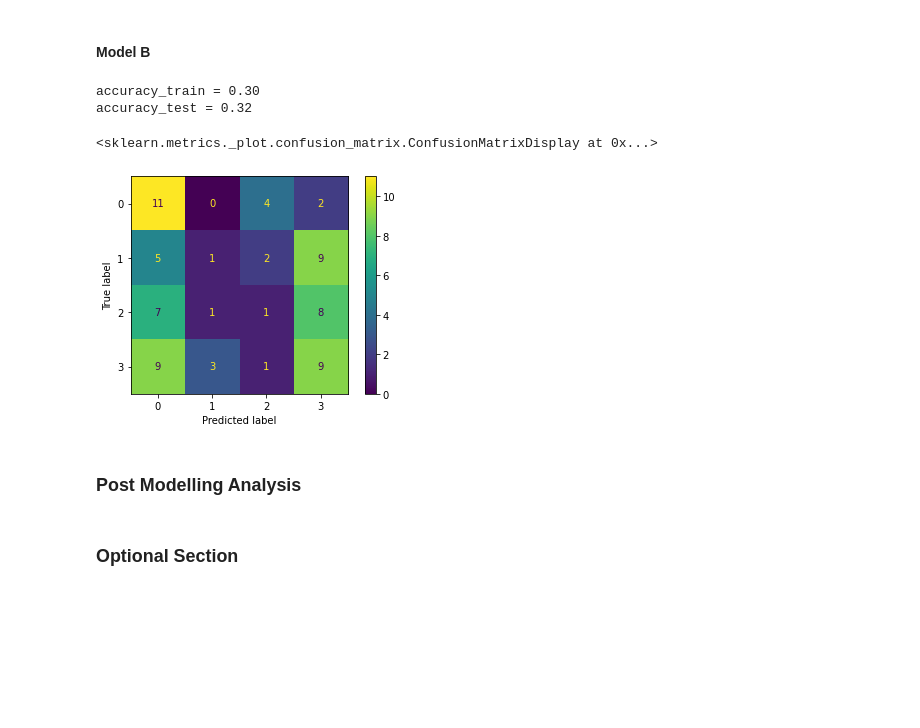
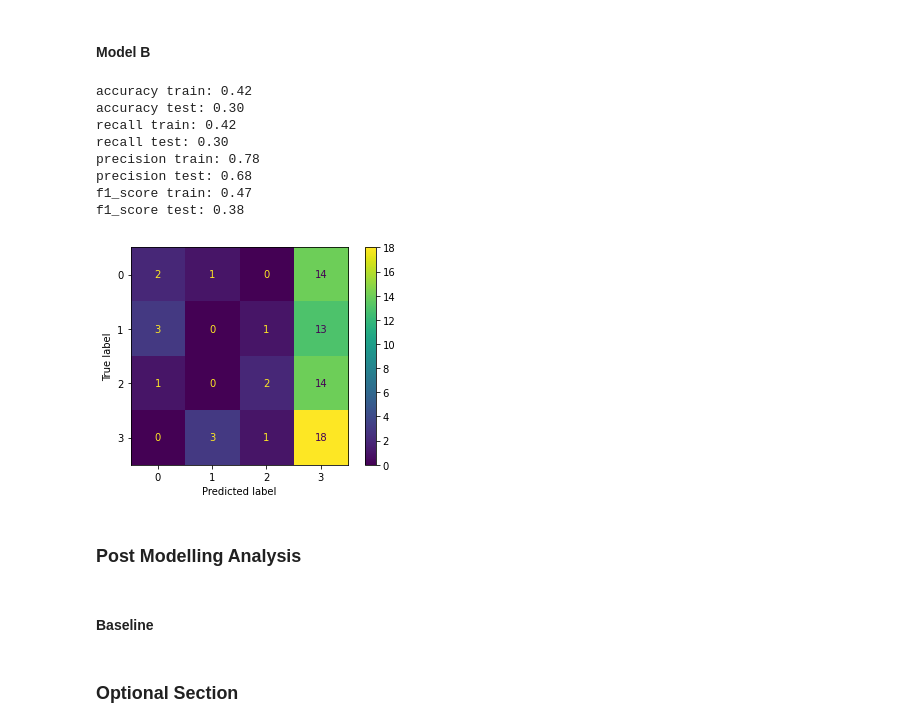
Before and after one commit to mauricelehmann/XAI_final_project, a Jupyter notebook: Final Project.ipynb, the cells around one changed output. Drawn from its saved outputs; the diff is of its cells as text; code cells hidden in the pictures; blank space fills up the shorter version.

```diff
--- a/Final Project.ipynb
+++ b/Final Project.ipynb
@@ -90,8 +90,8 @@ X_test = pd.read_csv(os.path.join('data', 'ProtistAmpliconSequenceVariants_ASV_2
 y_test = pd.read_csv(os.path.join('data', 'Env_2016.csv'), sep=';')
 y_test = y_test['Cu_mg_kg']
 
-cleanData(X_train)
-cleanData(X_test)
+X_train = cleanData(X_train)
+X_test = cleanData(X_test)
 
 ##TODO : Prendre que la colonne 'Cu_mg_kg' du y_train et y_test
 
@@ -298,33 +336,33 @@ accuracy_test = 0.32
 # %%
 from sklearn.naive_bayes import MultinomialNB
 from sklearn.metrics import accuracy_score
 from sklearn.metrics import confusion_matrix
 from sklearn.metrics import plot_confusion_matrix
 
 X_train = X_train_with_selected_features
 y_train = y_train_with_class
 X_test = X_test_with_selected_features
 y_test = y_test_with_class
 
 nb_classifier = MultinomialNB()
 
 nb_classifier.fit(X_train, y_train)
 
-# Accuracy on the test set
-accuracy_train = nb_classifier.score(X_train, y_train)
-accuracy_test = k_class.score(X_test, y_test)
-
-print('accuracy_train = {:.2f}'.format(acurracy_train))
-print('accuracy_test = {:.2f}'.format(accuracy_test))
-
-plot_confusion_matrix(nb_classifier, X_test, y_test)
+report_classifier(nb_classifier, X_train_with_selected_features, y_train_with_class, X_test_with_selected_features, y_test_with_class)
 # %% [output]
-accuracy_train = 0.30
-accuracy_test = 0.32
+accuracy train: 0.42
+accuracy test: 0.30
+recall train: 0.42
+recall test: 0.30
+precision train: 0.78
+precision test: 0.68
+f1_score train: 0.47
+f1_score test: 0.38
-<sklearn.metrics._plot.confusion_matrix.ConfusionMatrixDisplay at 0x...>
-[figure, old version]
+[figure, new version]
 # %% [markdown]
 ### Post Modelling Analysis
+# %% [markdown]
+#### Baseline
 # %% [markdown]
 ### Optional Section
 # %% [markdown]
```
Also changed, not shown: parts of 5 cells of this notebook.
